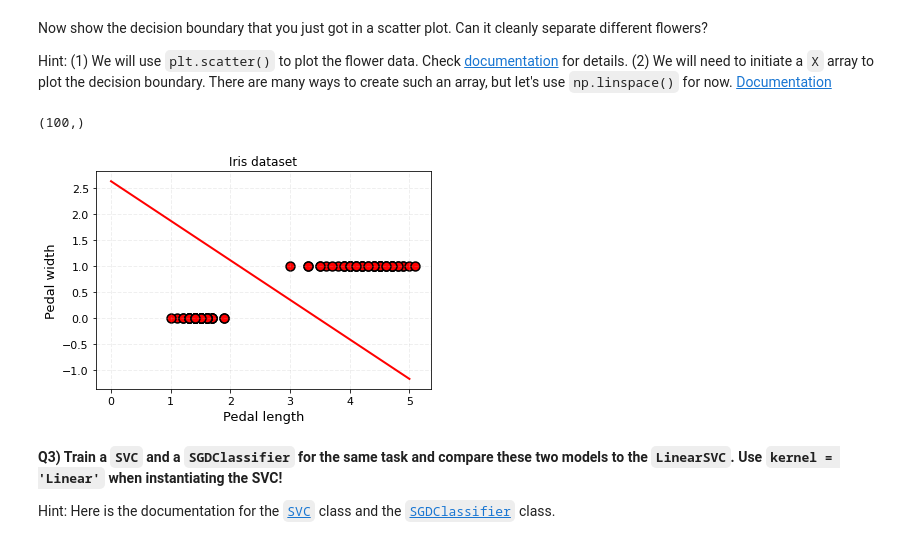
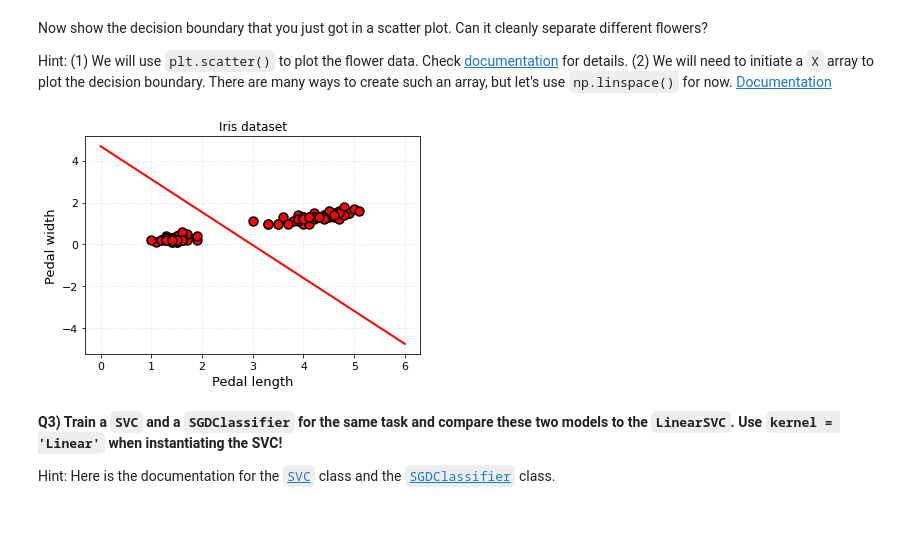
Before and after one commit to creymo/2022_ML_EES, a Jupyter notebook: Copie_de_S3_1_SVM.ipynb, the cells around one changed output. Drawn from its saved outputs; the diff is of its cells as text; code cells hidden in the pictures.

```diff
--- a/Copie_de_S3_1_SVM.ipynb
+++ b/Copie_de_S3_1_SVM.ipynb
@@ -48,9 +48,9 @@ from sklearn.svm import LinearSVC
 # %%
 # Fit a LinearSVC object on the Iris dataset
 # (1) Initiate a LinearSVC object
-svc = LinearSVC()
+linearsvc = LinearSVC()
 # (2) Use the LinearSVC object to fit the dataset you just created. Use .fit() for this task.
-svc.fit(X,y)
+linearsvc.fit(X,y)
 # %% [output]
 LinearSVC()
 # %% [markdown]
@@ -77,38 +77,33 @@ Now show the decision boundary that you just got in a scatter plot. Can it clean
 
 Hint: (1) We will use `plt.scatter()` to plot the flower data. Check [documentation](https://matplotlib.org/stable/api/_as_gen/matplotlib.pyplot.scatter.html) for details.
 (2) We will need to initiate a `X` array to plot the decision boundary. There are many ways to create such an array, but let's use `np.linspace()` for now. [Documentation](https://numpy.org/doc/stable/reference/generated/numpy.linspace.html)
-# %%
-X.shape
-y.shape
-# %% [output]
-(100,)
 # %%
 # On the same figure: Scatter the features X and plot the decision boundary
 # Don't forget to label the axes and add a legend to your figure
 # Initiate a figure using plt.subplots
 fig,ax = plt.subplots(1,1)
 
 # Now plot all feature Xs in a scatter plot. Use these settings:
 # (s = 80, color='r', edgecolor='k', linewidths=1.5)
 # X, y indices of the inputs can be accessed like this X[:,0] [X indices]; X[:,1] [Y indices]
-ax.scatter(X[:,0],y,s=80,color='r',edgecolor='k',linewidths=1.5)
+ax.scatter(X[:,0],X[:,1],s=80,color='r',edgecolor='k',linewidths=1.5)
 
 # Decision boundary: yboundary = - (W[0]*x+I[0])/W[1]
 # Initiate a 1D array X with np.linspace()
-x = np.linspace(0,5)
+x = np.linspace(0,6,100)
 # Calculate yboundary
-yboundary = - (W[0]*x+I[0])/W[1]
+yboundary = -(W[0]*x+I[0])/W[1]
 plt.plot(x,yboundary,c='r',lw=2)
 
 ax.set_xlabel("Pedal length",fontdict={'size':13})
 ax.set_ylabel("Pedal width",fontdict={'size':13})
 ax.set_title('Iris dataset')
 ax.tick_params(axis='both', which='major', labelsize=11)
 ax.grid(alpha=0.2,ls='--',lw=1)
 #[x.set_linewidth(2) for x in ax.spines.values()]
 plt.show()
 # %% [output]
-[figure, old version]
+[figure, new version]
 # %% [markdown]
 **Q3) Train a `SVC` and a `SGDClassifier` for the same task and compare these two models to the `LinearSVC`. Use `kernel = 'Linear'` when instantiating the SVC!**
 
```
Also changed, not shown: parts of 6 cells of this notebook.
